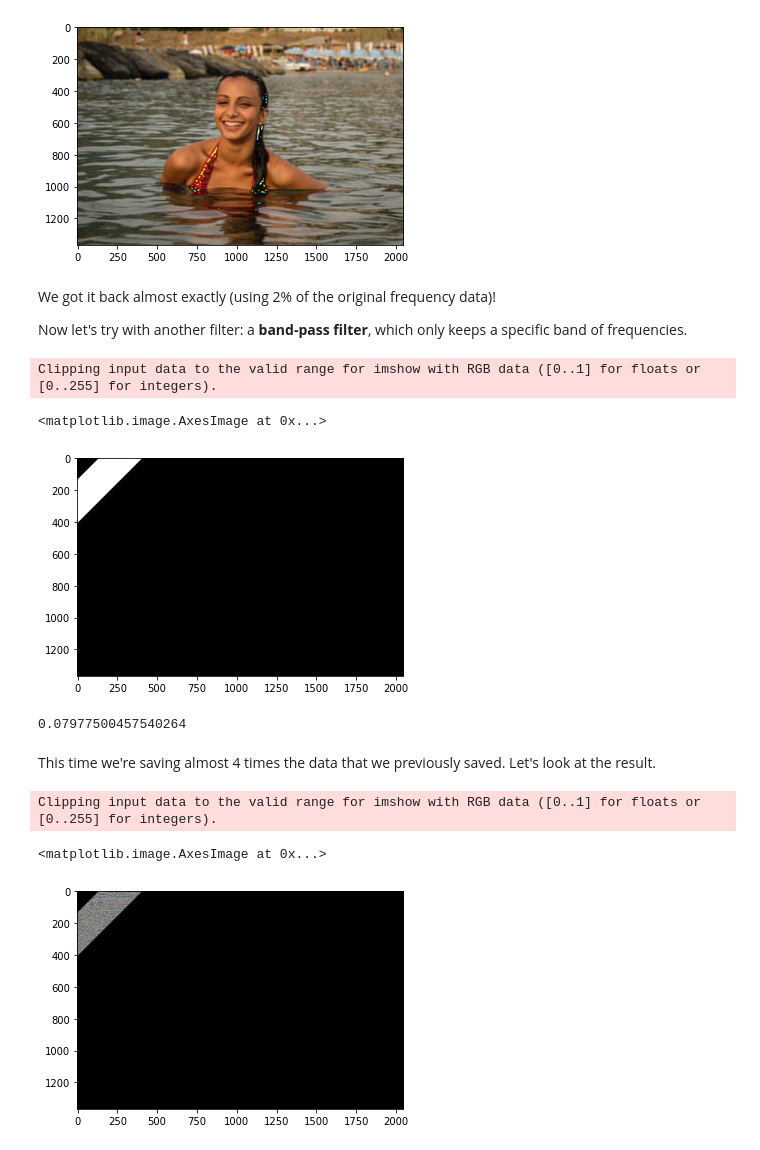
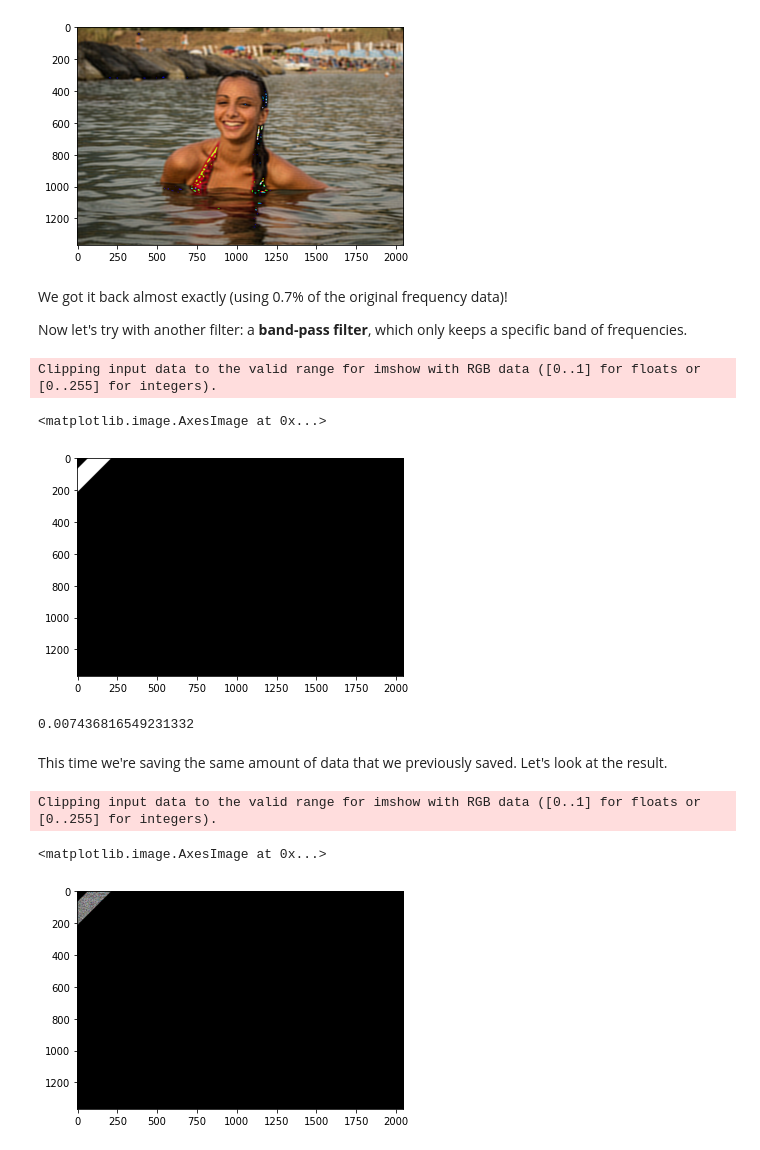
Before and after one commit to GiuliaLanzillotta/My-ML-exercises, a Jupyter notebook: Signal_processing.ipynb, the cells around one changed output. Saved outputs shown, nothing was run; the diff lists cells and outputs as text; code cells hidden in the pictures.

```diff
--- a/Signal_processing.ipynb
+++ b/Signal_processing.ipynb
@@ -477,45 +477,45 @@ pyplot.imshow(reconstructed.astype("uint8"))
 <matplotlib.image.AxesImage at 0x...>
 [figure]
 # %% [markdown]
-We got it back almost exactly (using 2% of the original frequency data)!
+We got it back almost exactly (using 0.7% of the original frequency data)!
 
 
 Now let's try with another filter: a **band-pass filter**, which only keeps a specific band of frequencies.
 # %%
 r, c, _ = spectrum.shape
 # %%
-low = 0.1
-high = 0.2
+low = 0.05
+high = 0.105
 low0 = int(low*r)
 high0 = int(high*r)
 low1 = int(low*c)
 high1 = int(high*c)
 low = min(low0,low1)
 high = max(high0, high1)
 bpmask = np.zeros(shape=spectrum.shape)
 for i in range(high):
   for j in range(high):
     if i+j < high and i+j > low:
       bpmask[i,j] = 1
 pyplot.imshow(bpmask*255)
 # %% [output]
 Clipping input data to the valid range for imshow with RGB data ([0..1] for floats or [0..255] for integers).
 <matplotlib.image.AxesImage at 0x...>
-[figure, old version]
+[figure, new version]
 # %%
 #let's calculate the fraction of data that we're keeping
-np.sum(bpmask)/(r*c)
+np.sum(bpmask)/(3*r*c)
 # %% [output]
-0.07977500457540264
+0.007436816549231332
 # %% [markdown]
-This time we're saving almost 4 times the data that we previously saved. Let's look at the result.
+This time we're saving the same amount of data that we previously saved. Let's look at the result.
 # %%
 bp_spectrum = np.multiply(spectrum,bpmask)
 pyplot.imshow(bp_spectrum)
 # %% [output]
 Clipping input data to the valid range for imshow with RGB data ([0..1] for floats or [0..255] for integers).
 <matplotlib.image.AxesImage at 0x...>
-[figure, old version]
+[figure, new version]
 # %%
 reconstructed = fp.irfft(fp.irfft(bp_spectrum, axis=1),axis=0)
 pyplot.imshow(reconstructed.astype("uint8"))
```
Also changed, not shown: parts of 11 cells of this notebook.
